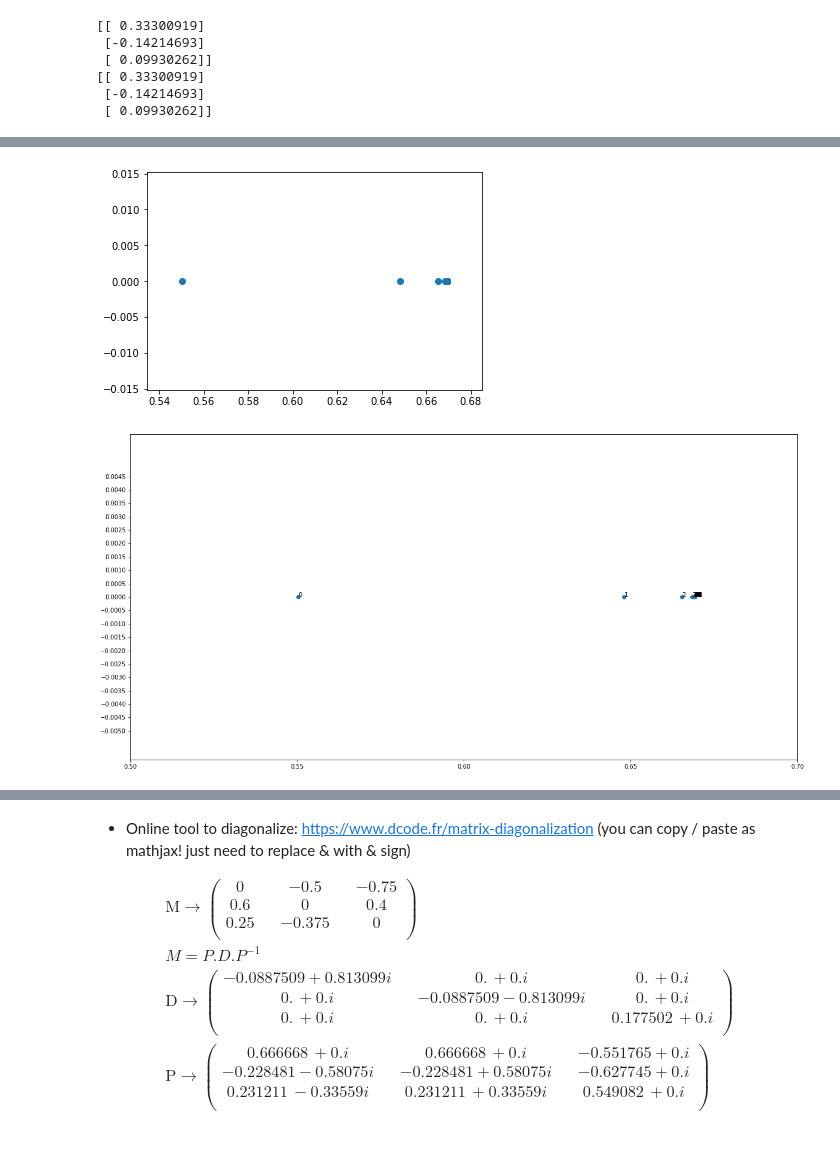
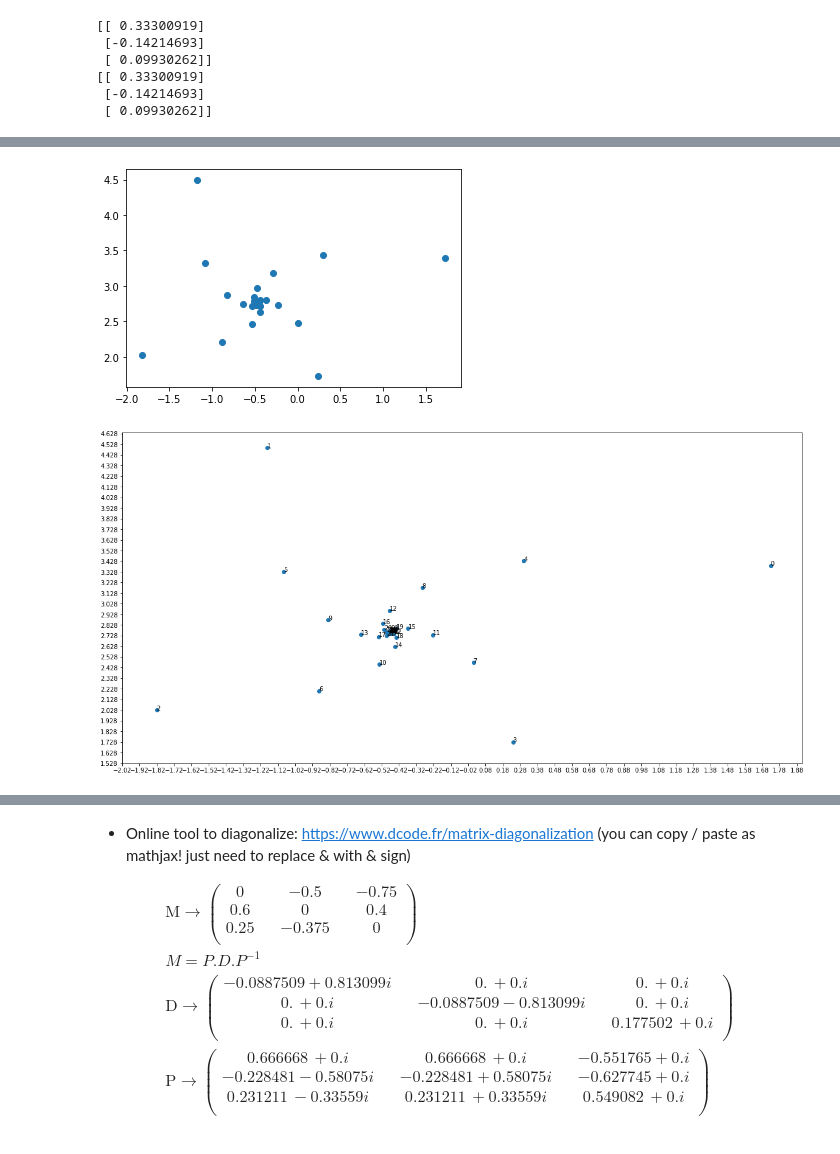
Before and after one commit to saibaba/IterativeMethods, a Jupyter notebook: IterativeMethodsForSolvingLinearSystemOfEquations.ipynb, the cells around one changed output, grey strips where cells are left out. Drawn from its saved outputs; the diff is of its cells as text; code cells hidden in the pictures.

```diff
--- a/IterativeMethodsForSolvingLinearSystemOfEquations.ipynb
+++ b/IterativeMethodsForSolvingLinearSystemOfEquations.ipynb
@@ -587,6 +604,28 @@ def analyze(A, b, x, num_iter = 60):
         xc = xn
 
     return (e, xl, np.array(wl))
+# %%
+import matplotlib.pyplot as plt
+
+def plot_points(points):
+    plt.scatter(np.real(points), np.imag(points))
+    plt.show()
+
+
+    x = np.real(points)
+    y = np.imag(points)
+    n = [i for i in range(len(x))]
+
+    fig, ax = plt.subplots(figsize=(20,10))
+    ax.scatter(x, y)
+
+    for i, txt in enumerate(n):
+        ax.annotate(txt, (x[i], y[i]))
+
+    plt.xticks(np.arange(min(x)-0.2,max(x)+0.2, 0.1))
+    plt.yticks(np.arange(min(y)-0.2,max(y)+0.2, 0.1))
+
+    plt.show()
 # %%
 # Test above theory on this problem we saw above:
 
@@ -616,7 +655,7 @@ print("---")
 Qinv = LA.inv(Q)
 
 
-e, el, wl = analyze(A, b, x_solution)
+e, xl, wl = analyze(A, b, x_solution)
 
 wl.real[abs(wl.real) < tol] = 0.0
 wl.imag[abs(wl.imag) < tol] = 0.0
@@ -626,6 +665,7 @@ x_lastiter = Q.dot(w_lastiter)
 
 print("value of x after last iteration")
 print(x_lastiter)
+print(xl[-1])
 # %% [output]
 Diagonal
 [[-0.08875095+0.81309913j  0.        +0.j          0.        +0.j        ]
@@ -700,25 +687,5 @@ plt.show()
-# %%
-
-wl_3 = [item[2][0] for item in wl]
-
-plt.scatter(np.real(wl_3), np.imag(wl_3))
-plt.show()
-
-
-x = np.real(wl_3)
-y = np.imag(wl_3)
-n = [i for i in range(len(x))]
-
-fig, ax = plt.subplots(figsize=(20,10))
-ax.scatter(x, y)
-
-for i, txt in enumerate(n):
-    ax.annotate(txt, (x[i], y[i]))
-
-plt.xticks(np.arange(.5,.75, 0.05))
-plt.yticks(np.arange(-0.005,0.005, 0.0005))
-
-plt.show()
-# %% [output]
-[figure, removed]
-[figure, removed]
+# %%
+plot_points([item[0][0] for item in wl])
+# %% [output]
+[figure, added]
+[figure, added]
```
Also changed, not shown: parts of 14 cells of this notebook.
